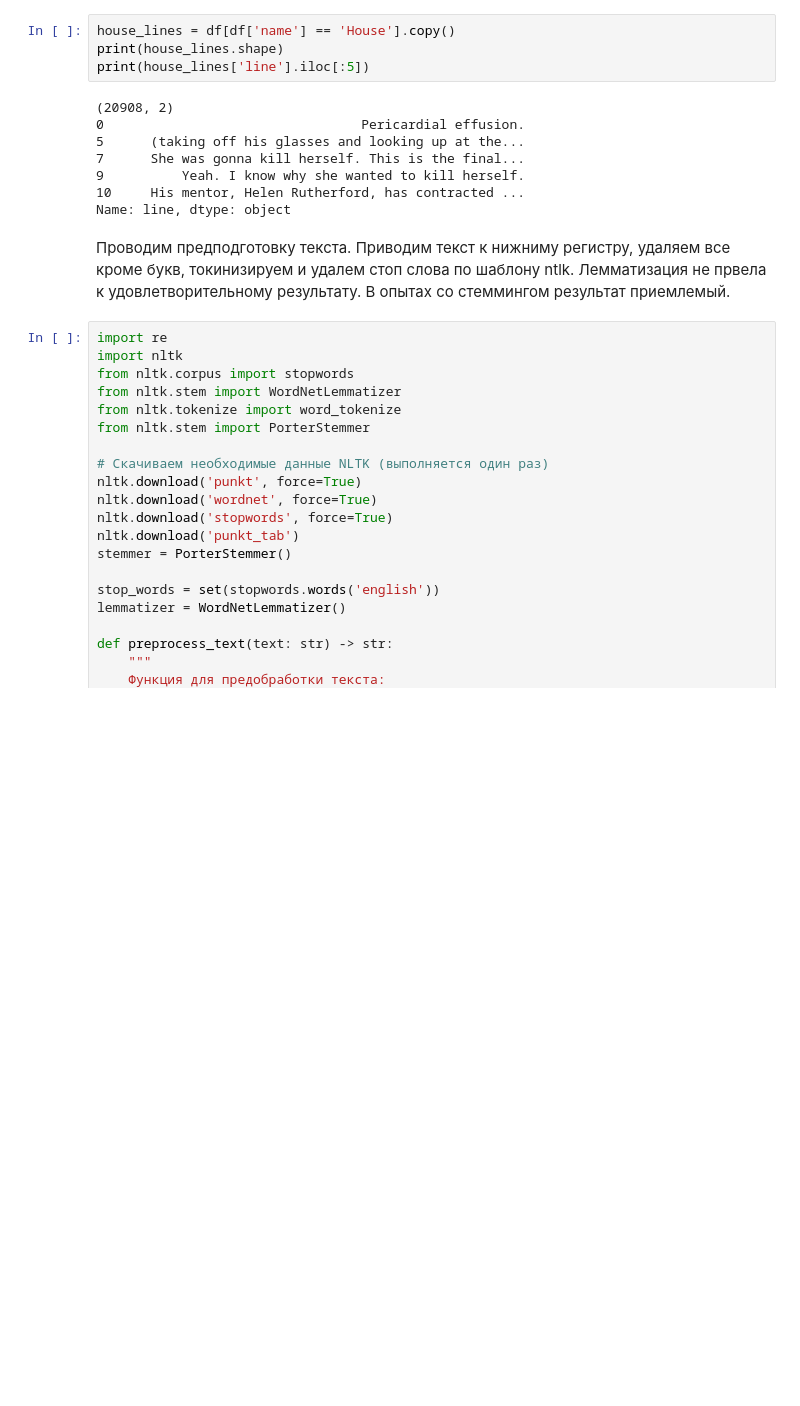
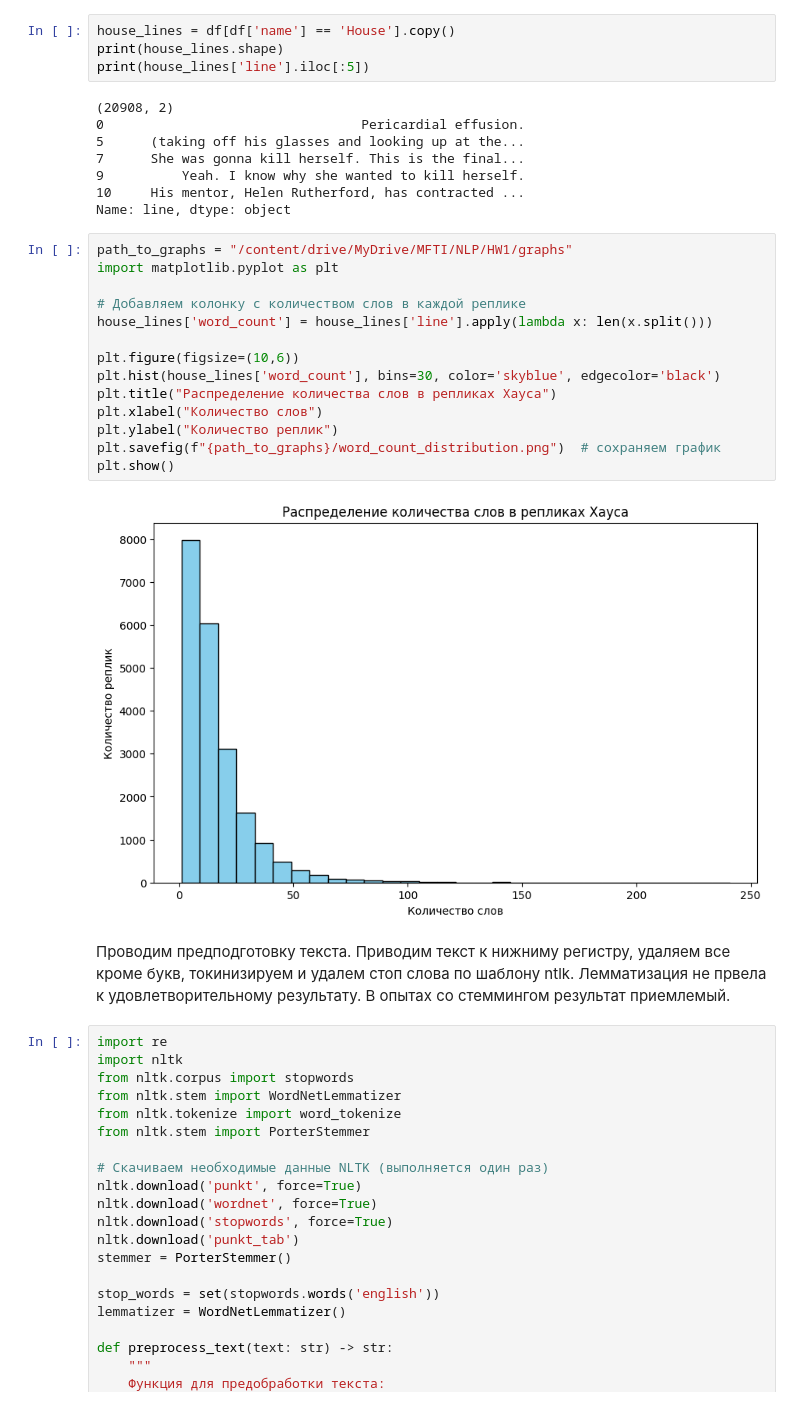
Before and after one commit to vagiztech/NLP_HW1, a Jupyter notebook: HouseMD.ipynb, the cells around one changed output. Drawn from its saved outputs; the diff is of its cells as text; blank space fills up the shorter version.

Commit message:
added graphs, edited HouseMD.ipynb

```diff
--- a/HouseMD.ipynb
+++ b/HouseMD.ipynb
@@ -73,6 +73,22 @@ print(house_lines['line'].iloc[:5])
 9          Yeah. I know why she wanted to kill herself.
 10     His mentor, Helen Rutherford, has contracted ...
 Name: line, dtype: object
+# %%
+path_to_graphs = "/content/drive/MyDrive/MFTI/NLP/HW1/graphs"
+import matplotlib.pyplot as plt
+
+# Добавляем колонку с количеством слов в каждой реплике
+house_lines['word_count'] = house_lines['line'].apply(lambda x: len(x.split()))
+
+plt.figure(figsize=(10,6))
+plt.hist(house_lines['word_count'], bins=30, color='skyblue', edgecolor='black')
+plt.title("Распределение количества слов в репликах Хауса")
+plt.xlabel("Количество слов")
+plt.ylabel("Количество реплик")
+plt.savefig(f"{path_to_graphs}/word_count_distribution.png")  # сохраняем график
+plt.show()
+# %% [output]
+[figure, added]
 # %% [markdown]
 Проводим предподготовку текста. Приводим текст к нижниму регистру, удаляем все кроме букв, токинизируем и удалем стоп слова по шаблону ntlk. Лемматизация не првела к удовлетворительному результату. В опытах со стеммингом результат приемлемый.
 # %%
```
Also changed, not shown: parts of 10 cells of this notebook, 8 other files.
